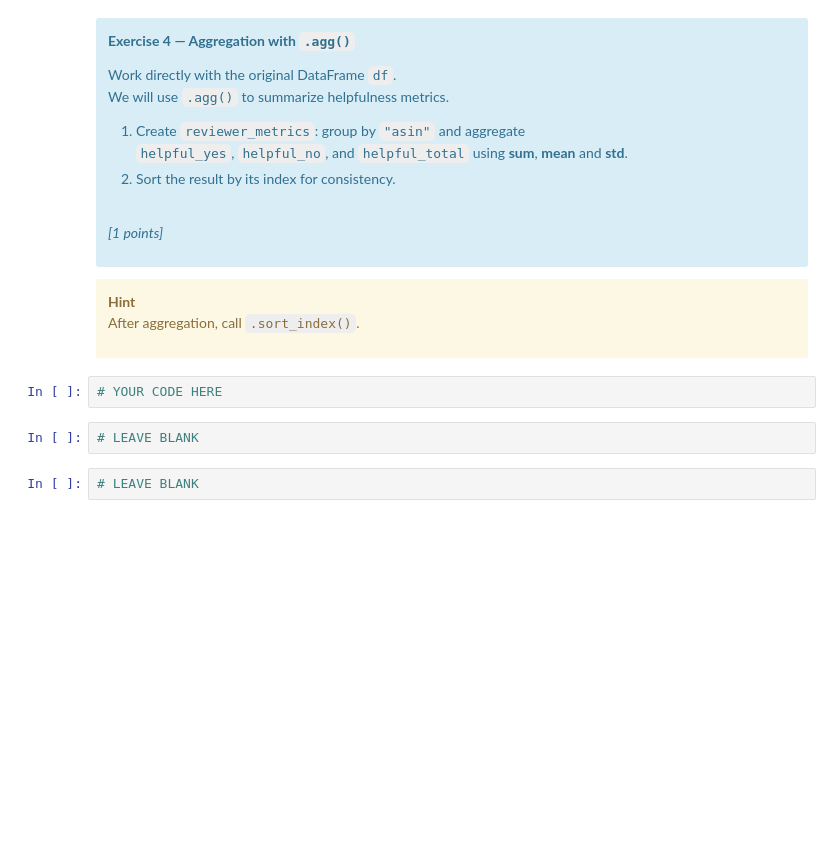
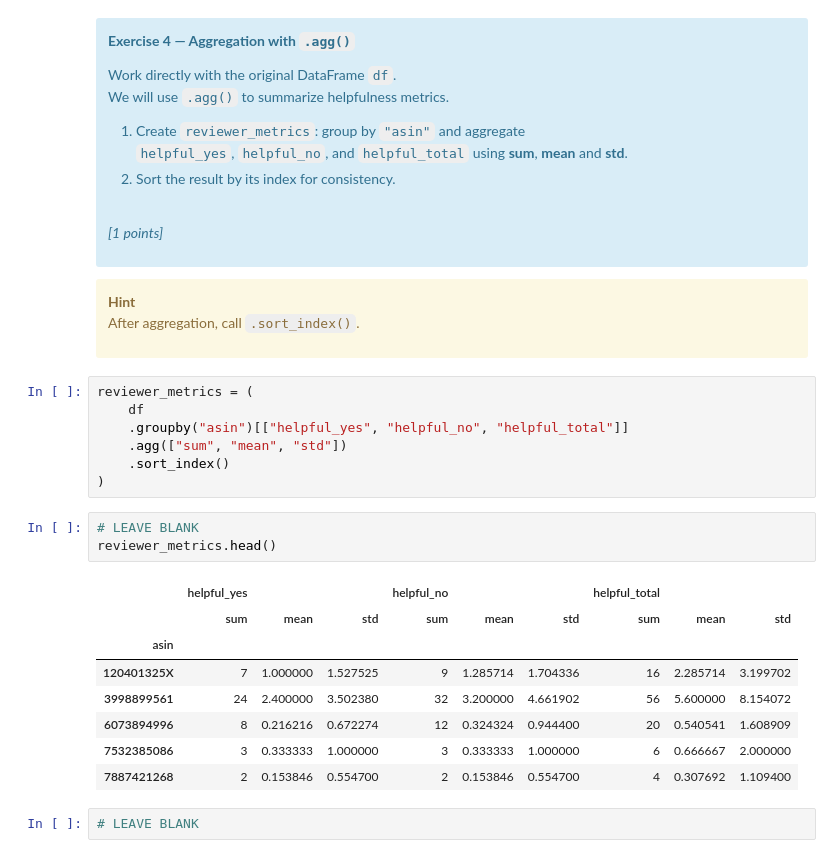
Before and after one commit to dacobri/PDS_Assignment-2, a Jupyter notebook: A2.ipynb, the cells around one changed output. Saved outputs shown, nothing was run; the diff lists cells and outputs as text; blank space fills up the shorter version.

```diff
--- a/A2.ipynb
+++ b/A2.ipynb
@@ -146,9 +233,24 @@ After aggregation, call <code>.sort_index()</code>.
 
 </div>
 # %%
-# YOUR CODE HERE
+reviewer_metrics = (
+    df
+    .groupby("asin")[["helpful_yes", "helpful_no", "helpful_total"]]
+    .agg(["sum", "mean", "std"])
+    .sort_index()
+)
 # %%
 # LEAVE BLANK
+reviewer_metrics.head()
+# %% [output]
+|  | helpful_yes |  |  | helpful_no |  |  | helpful_total |  |  |
+|  | sum | mean | std | sum | mean | std | sum | mean | std |
+| asin |  |  |  |  |  |  |  |  |  |
+| 120401325X | 7 | 1.000000 | 1.527525 | 9 | 1.285714 | 1.704336 | 16 | 2.285714 | 3.199702 |
+| 3998899561 | 24 | 2.400000 | 3.502380 | 32 | 3.200000 | 4.661902 | 56 | 5.600000 | 8.154072 |
+| 6073894996 | 8 | 0.216216 | 0.672274 | 12 | 0.324324 | 0.944400 | 20 | 0.540541 | 1.608909 |
+| 7532385086 | 3 | 0.333333 | 1.000000 | 3 | 0.333333 | 1.000000 | 6 | 0.666667 | 2.000000 |
+| 7887421268 | 2 | 0.153846 | 0.554700 | 2 | 0.153846 | 0.554700 | 4 | 0.307692 | 1.109400 |
 # %%
 # LEAVE BLANK
 # %%
```
Also changed, not shown: parts of 12 cells of this notebook, 1 other file.
